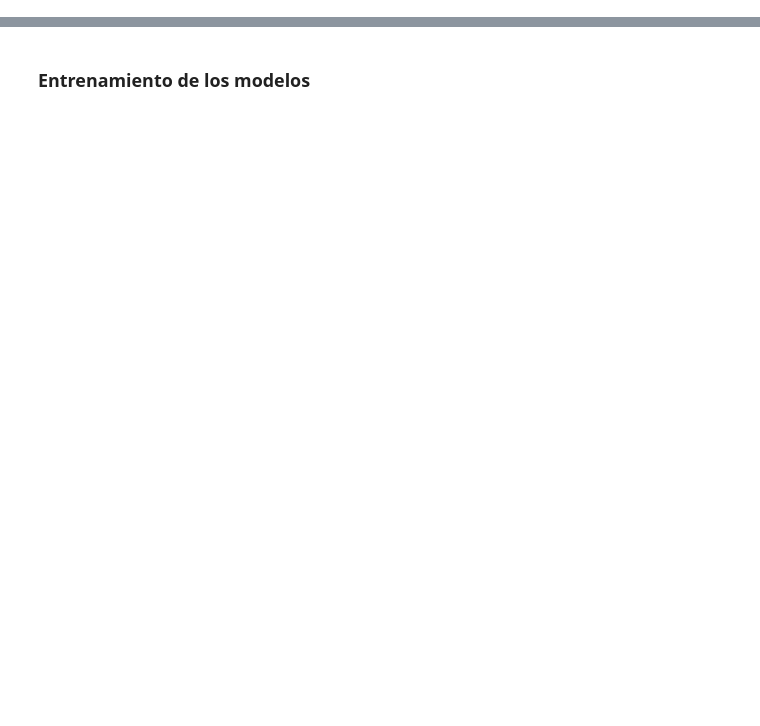
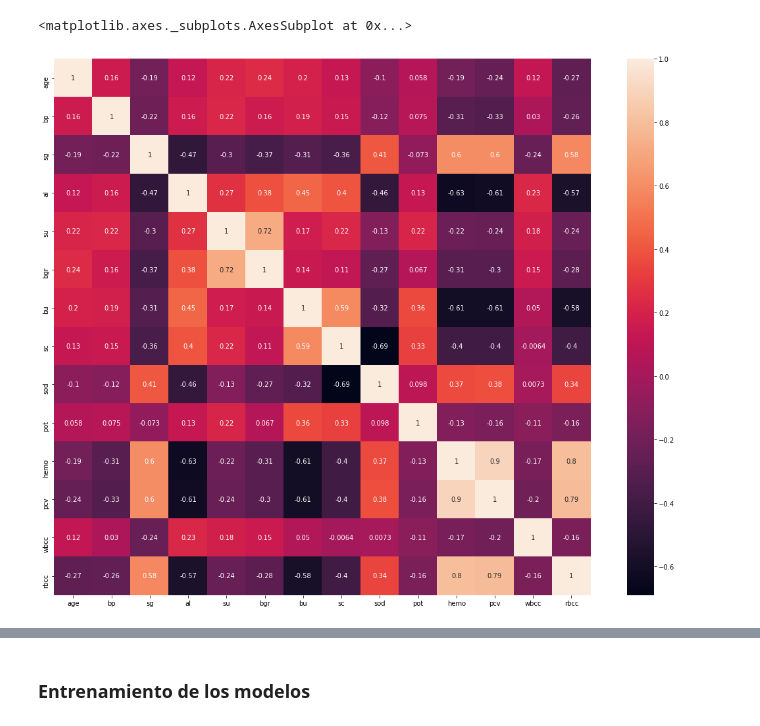
Before and after one commit to paladinescamila/Parcial-2-AA, a Jupyter notebook: Parcial_2_(Solucion).ipynb, the cells around one changed output, grey strips where cells are left out. Cells and saved outputs as stored; diff of their text form; code cells hidden in the pictures; blank space fills up the shorter version.

```diff
--- a/Parcial_2_(Solucion).ipynb
+++ b/Parcial_2_(Solucion).ipynb
@@ -92,7 +182,10 @@ data.corr()
 # %%
 # Correlación (gráfica)
 plt.subplots(figsize=(20,15))
-heatmap(data.corr(), square=True, annot=True)
+heatmap(filtered_data.corr(), square=True, annot=True)
+# %% [output]
+<matplotlib.axes._subplots.AxesSubplot at 0x...>
+[figure, added]
 # %%
 # Datos atípicos de cada atributo
 for i in numeric_att:
```
Also changed, not shown: parts of 55 cells of this notebook.
